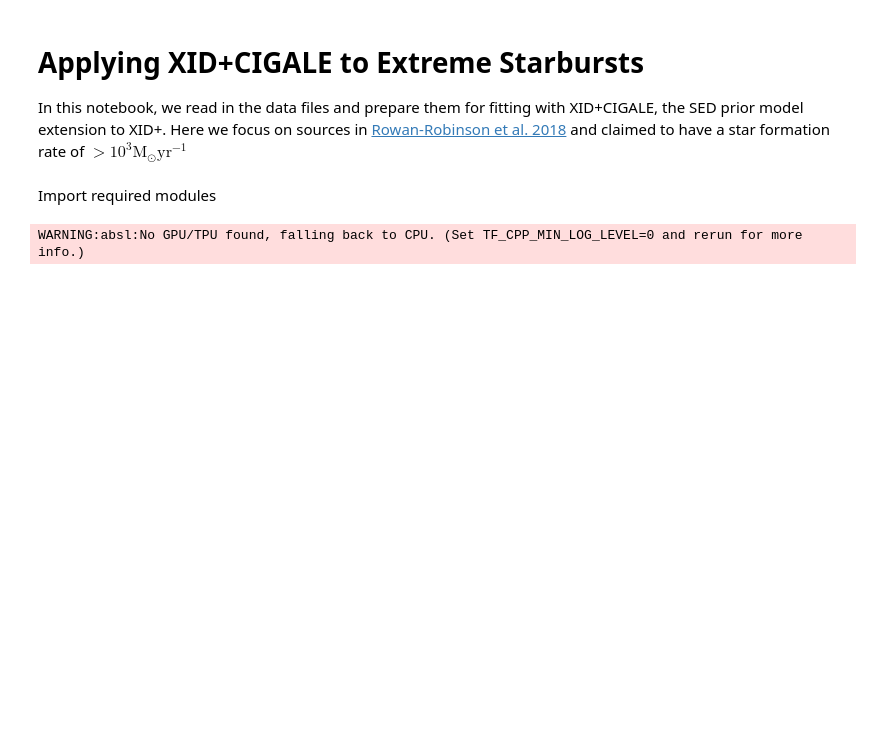
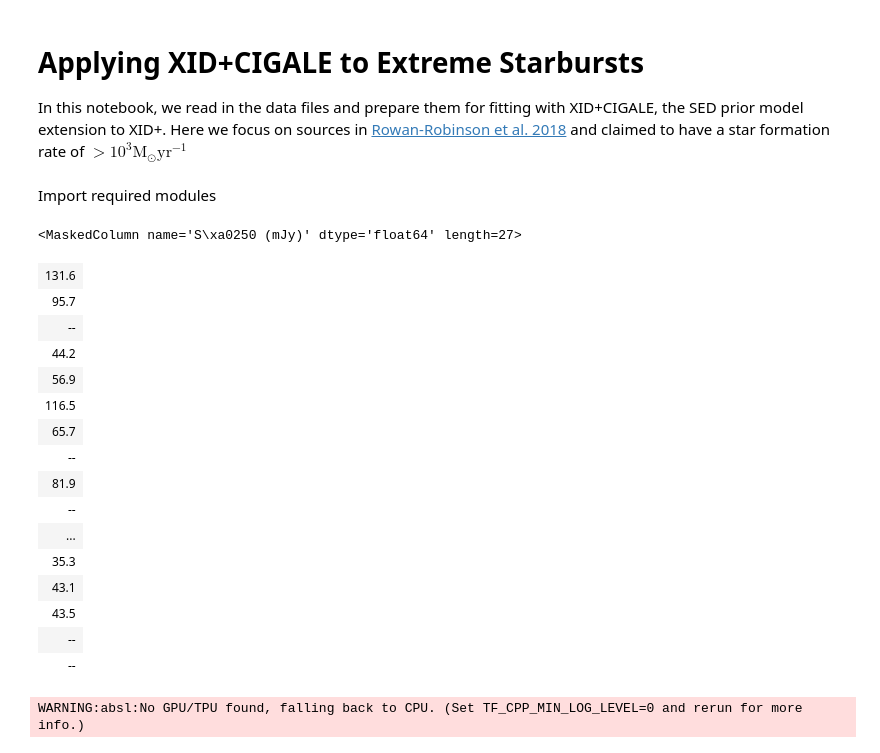
Before and after one commit to pdh21/Extreme_submm_SB_gals, a Jupyter notebook: docs/notebooks/modelling/XID+CIGALE-ESB_fit.ipynb, the cells around one changed output. Cells and saved outputs as stored; diff of their text form; code cells hidden in the pictures; blank space fills up the shorter version.

```diff
--- a/docs/notebooks/modelling/XID+CIGALE-ESB_fit.ipynb
+++ b/docs/notebooks/modelling/XID+CIGALE-ESB_fit.ipynb
@@ -28,6 +30,26 @@ except:
 # %%
 #ysb=Table.read('../../../data/MRRfiles/fromPaper.txt', format='ascii')
 esb=Table.read('../../../data/MRR2018_tables/{}_sources.csv'.format(field[0]),format='ascii',encoding='utf-8')
+# %%
+esb['S\xa0250 (mJy)']
+# %% [output]
+<MaskedColumn name='S\xa0250 (mJy)' dtype='float64' length=27>
+| 131.6 |
+| 95.7 |
+| -- |
+| 44.2 |
+| 56.9 |
+| 116.5 |
+| 65.7 |
+| -- |
+| 81.9 |
+| -- |
+| ... |
+| 35.3 |
+| 43.1 |
+| 43.5 |
+| -- |
+| -- |
 # %%
 priors,_=xidplus.load('./output/{}/prior_'.format(field[0])+esb['field'][source[0]]+'_'+str(source[0])+'.pkl')
 # %%
```
Also changed, not shown: parts of 3 cells of this notebook, 2 other files.
